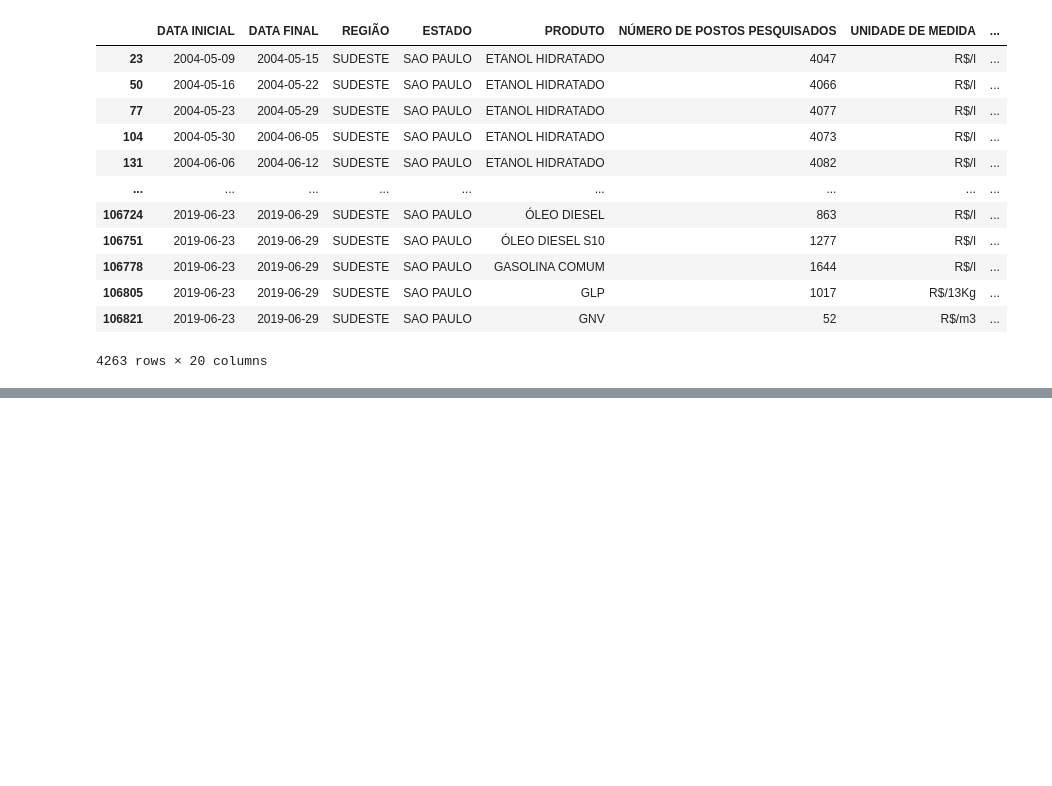
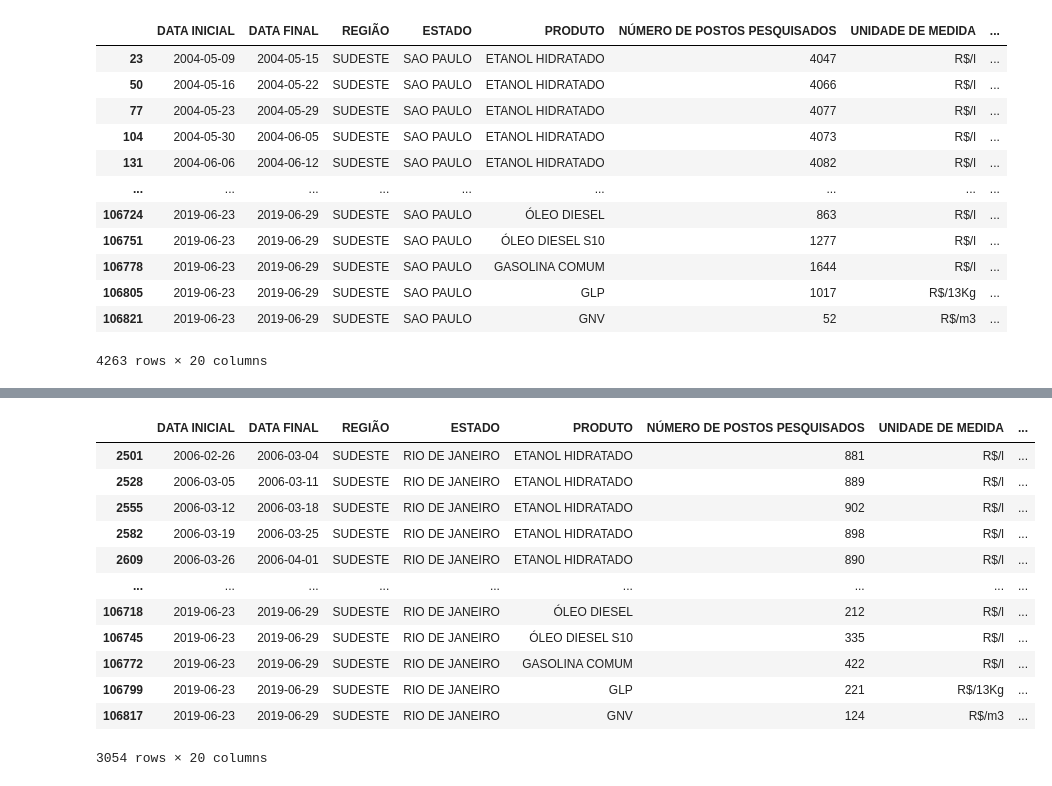
Before and after one commit to LaersonJunior/estudopandas, a Jupyter notebook: Estudo.ipynb, the cells around one changed output, grey strips where cells are left out. Saved outputs shown, nothing was run; the diff lists cells and outputs as text; code cells hidden in the pictures; blank space fills up the shorter version.

```diff
--- a/Estudo.ipynb
+++ b/Estudo.ipynb
@@ -438,0 +600,2 @@ data.loc[selecao]
+# %%
+selecao_RJ= (data['ESTADO']=='RIO DE JANEIRO') & (data['PREÇO MÉDIO REVENDA']>2.0)
@@ -438,0 +617,16 @@ data.loc[selecao]
+# %%
+data[selecao_RJ]
+# %% [output]
+|  | DATA INICIAL | DATA FINAL | REGIÃO | ESTADO | PRODUTO | NÚMERO DE POSTOS PESQUISADOS | UNIDADE DE MEDIDA | ... |
+| 2501 | 2006-02-26 | 2006-03-04 | SUDESTE | RIO DE JANEIRO | ETANOL HIDRATADO | 881 | R$/l | ... |
+| 2528 | 2006-03-05 | 2006-03-11 | SUDESTE | RIO DE JANEIRO | ETANOL HIDRATADO | 889 | R$/l | ... |
+| 2555 | 2006-03-12 | 2006-03-18 | SUDESTE | RIO DE JANEIRO | ETANOL HIDRATADO | 902 | R$/l | ... |
+| 2582 | 2006-03-19 | 2006-03-25 | SUDESTE | RIO DE JANEIRO | ETANOL HIDRATADO | 898 | R$/l | ... |
+| 2609 | 2006-03-26 | 2006-04-01 | SUDESTE | RIO DE JANEIRO | ETANOL HIDRATADO | 890 | R$/l | ... |
+| ... | ... | ... | ... | ... | ... | ... | ... | ... |
+| 106718 | 2019-06-23 | 2019-06-29 | SUDESTE | RIO DE JANEIRO | ÓLEO DIESEL | 212 | R$/l | ... |
+| 106745 | 2019-06-23 | 2019-06-29 | SUDESTE | RIO DE JANEIRO | ÓLEO DIESEL S10 | 335 | R$/l | ... |
+| 106772 | 2019-06-23 | 2019-06-29 | SUDESTE | RIO DE JANEIRO | GASOLINA COMUM | 422 | R$/l | ... |
+| 106799 | 2019-06-23 | 2019-06-29 | SUDESTE | RIO DE JANEIRO | GLP | 221 | R$/13Kg | ... |
+| 106817 | 2019-06-23 | 2019-06-29 | SUDESTE | RIO DE JANEIRO | GNV | 124 | R$/m3 | ... |
+3054 rows × 20 columns
```
Also changed, not shown: parts of 17 cells of this notebook.
